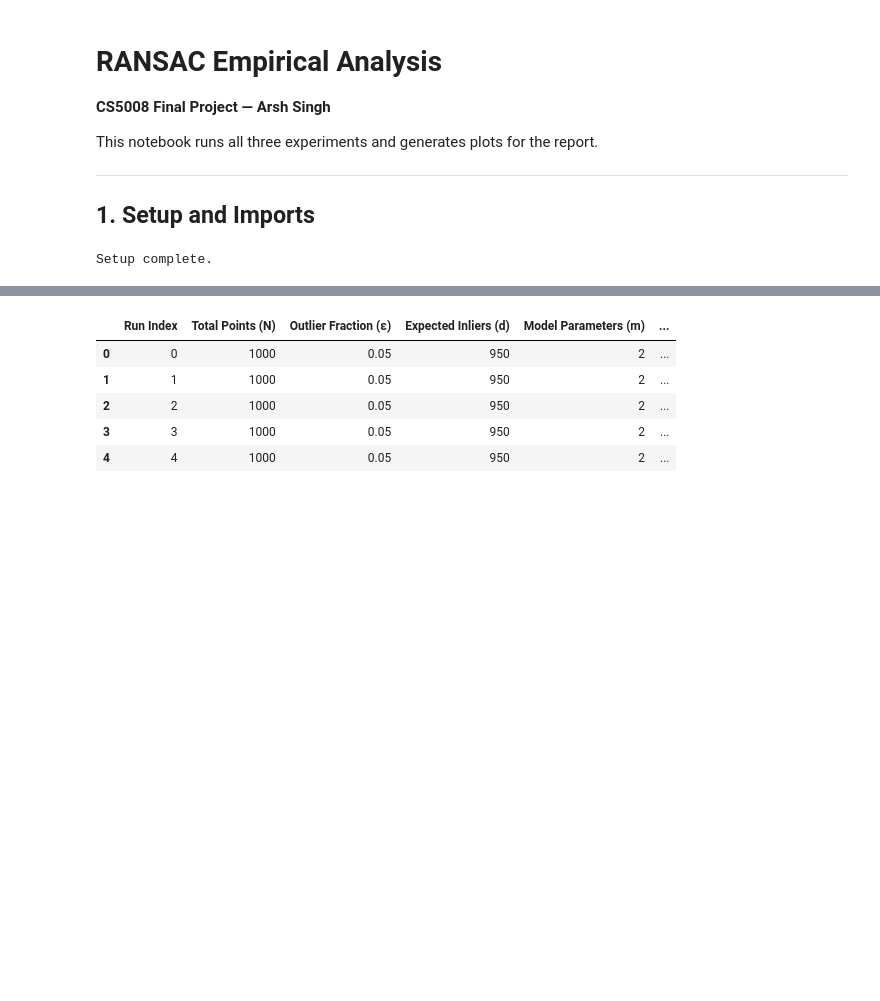
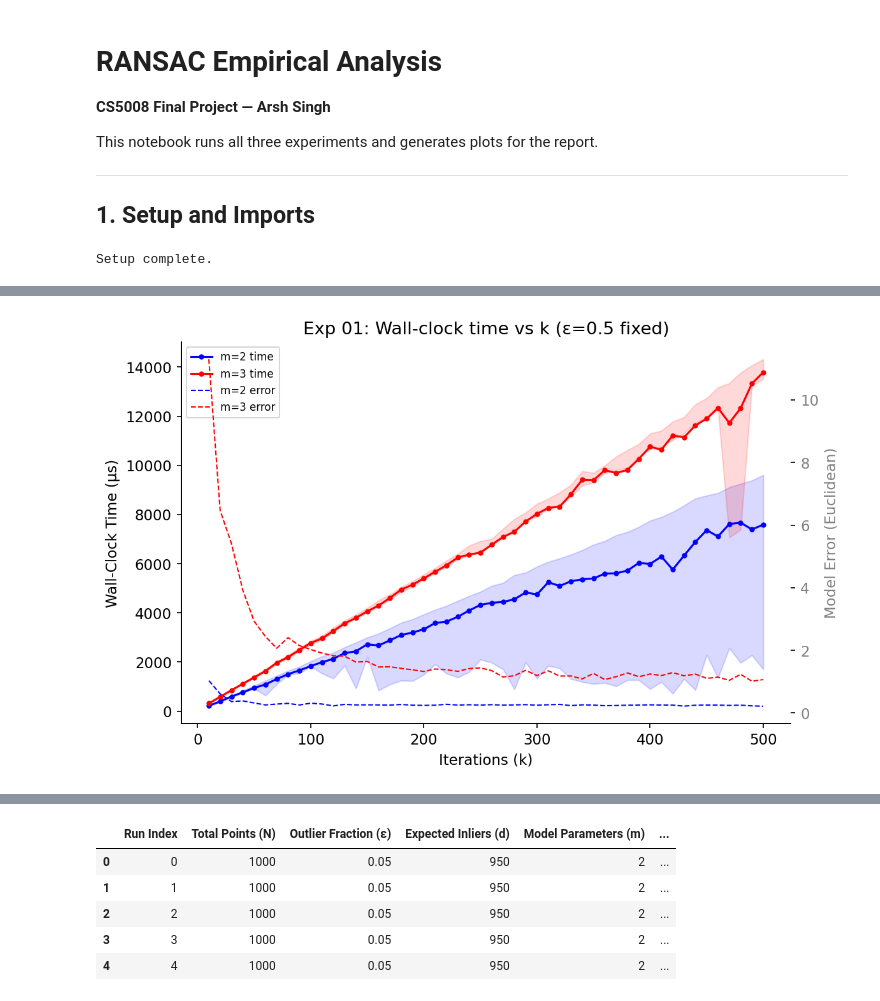
Before and after one commit to arshsinghphd/RANSAC-analysis, a Jupyter notebook: empirical_analysis/ransac_notebook.ipynb, the cells around one changed output, grey strips where cells are left out. Cells and saved outputs as stored; diff of their text form; code cells hidden in the pictures; blank space fills up the shorter version.

Commit message:
run exp, make graphs

```diff
--- a/empirical_analysis/ransac_notebook.ipynb
+++ b/empirical_analysis/ransac_notebook.ipynb
@@ -60,0 +62,4 @@ Run for linear ($m=2$) and quadratic ($m=3$) models. `N` is 1000. Repeat `N_REPE
+# %%
+df01 = pd.read_csv(f"{DATA_DIR}/exp01.csv")
+df01.rename(columns=COL_NAMES, inplace=True)
+df01.head()
@@ -60,0 +73,34 @@ Run for linear ($m=2$) and quadratic ($m=3$) models. `N` is 1000. Repeat `N_REPE
+# %%
+fig, ax1 = plt.subplots(figsize=(8, 5))
+ax2 = ax1.twinx()
+
+for m, color in [(2, "blue"), (3, "red")]:
+    sub = df01[df01["Model Parameters (m)"] == m]
+    grp = sub.groupby("Iterations Used (k)")["Wall-Clock Time (μs)"]
+    means = grp.mean()
+    lower = grp.quantile(0.10)
+    upper = grp.quantile(0.90)
+
+    ax1.plot(means.index, means.values,
+             color=color, marker="o", markersize=3, label=f"m={m} time")
+    ax1.fill_between(means.index, lower, upper, alpha=0.15, color=color)
+
+    grp2 = sub.groupby("Iterations Used (k)")["Model Error (Euclidean)"]
+    ax2.plot(grp2.mean().index, grp2.mean().values,
+             color=color, linestyle="--", linewidth=1, label=f"m={m} error")
+
+ax1.set_xlabel("Iterations (k)")
+ax1.set_ylabel("Wall-Clock Time (μs)")
+ax2.set_ylabel("Model Error (Euclidean)", color="grey")
+ax2.tick_params(axis="y", labelcolor="grey")
+ax1.set_title("Exp 01: Wall-clock time vs k (ε=0.5 fixed)")
+
+lines1, labels1 = ax1.get_legend_handles_labels()
+lines2, labels2 = ax2.get_legend_handles_labels()
+ax1.legend(lines1 + lines2, labels1 + labels2, fontsize=8)
+
+plt.tight_layout()
+plt.savefig(f"{FIG_DIR}/exp01_time_vs_k.png", dpi=150)
+plt.show()
+# %% [output]
+[figure, added]
```
Also changed, not shown: parts of 16 cells of this notebook, 5 other files.
